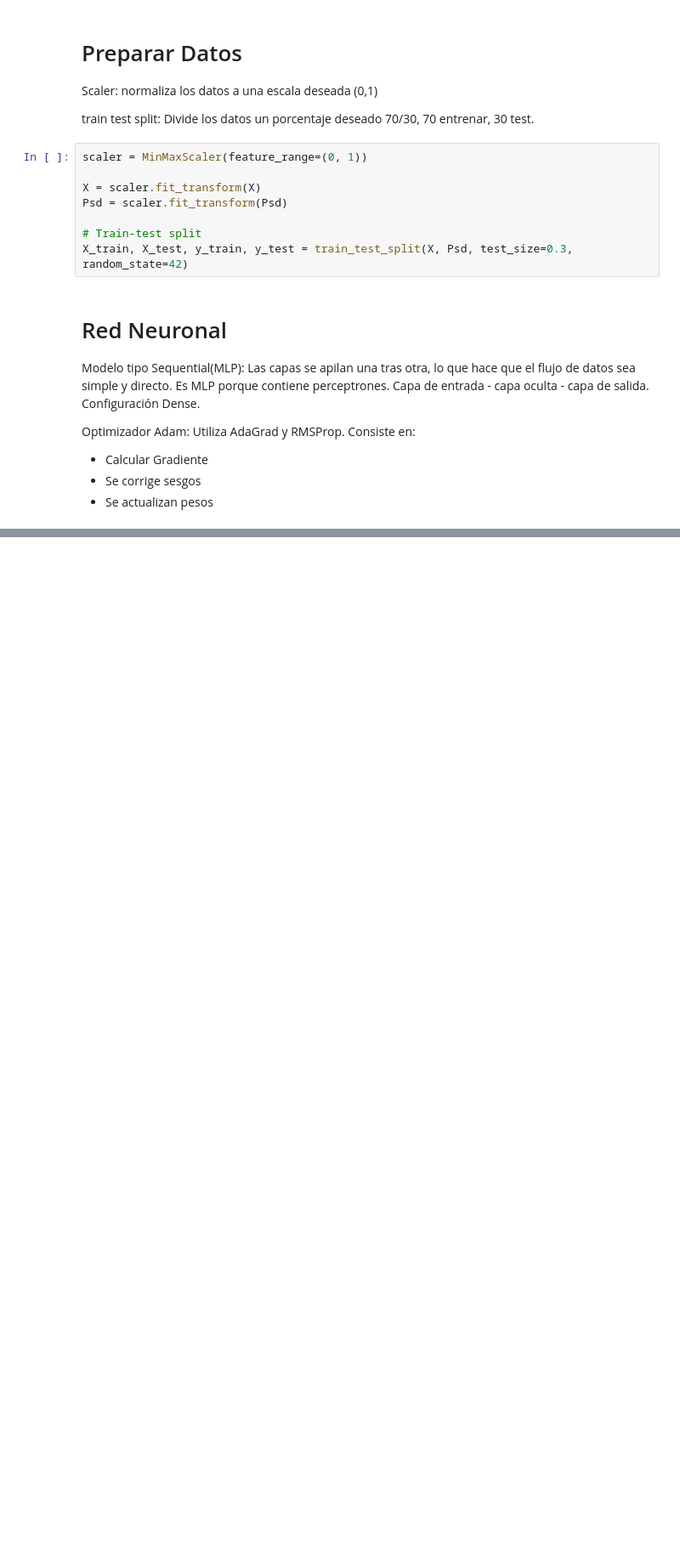
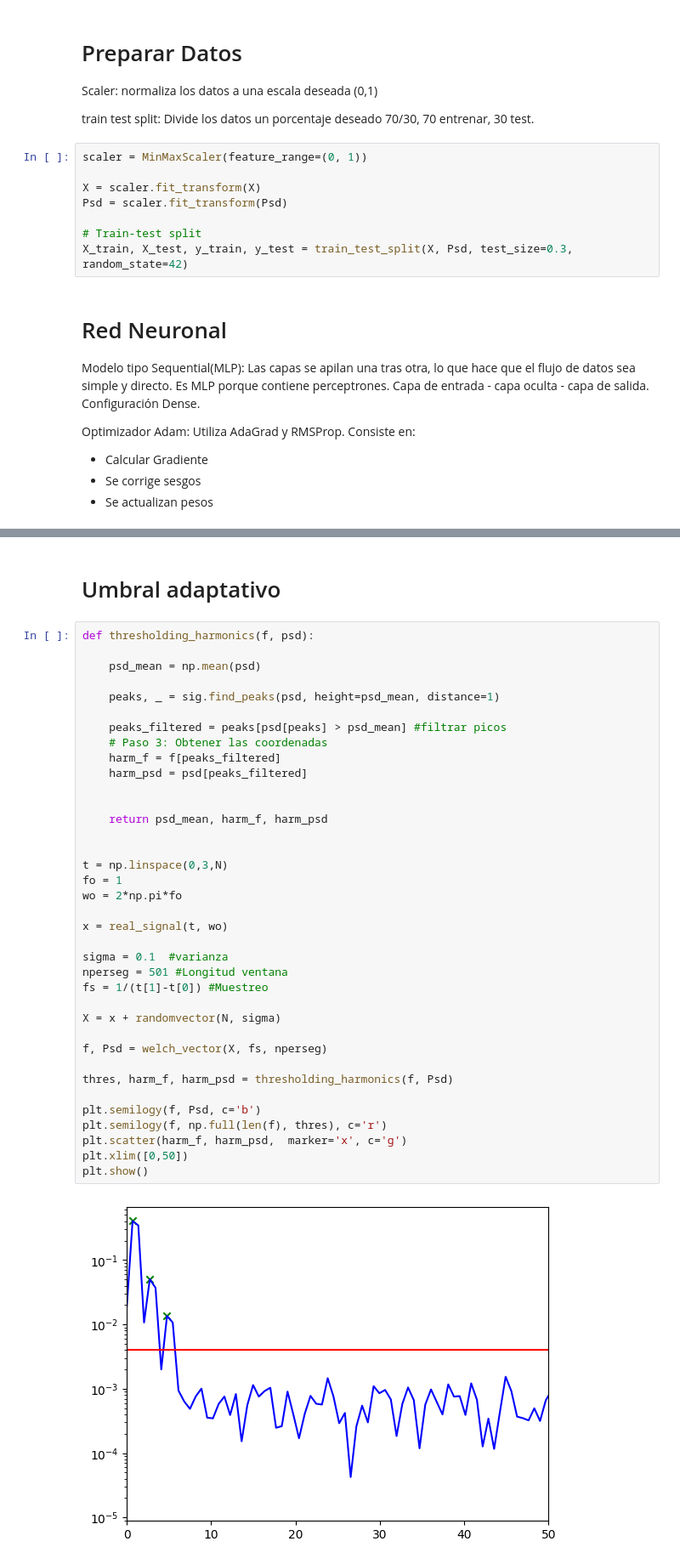
Before and after one commit to dramirezbe/Signal-theory, a Jupyter notebook: Random-signal-analysis/PSD_Estimation_David_Ramirez_Betancourth.ipynb, the cells around one changed output, grey strips where cells are left out. Shown at 85% size. Saved outputs shown, nothing was run; the diff lists cells and outputs as text; blank space fills up the shorter version.

Commit message:
Psd-estimation-umbral-final

```diff
--- a/Random-signal-analysis/PSD_Estimation_David_Ramirez_Betancourth.ipynb
+++ b/Random-signal-analysis/PSD_Estimation_David_Ramirez_Betancourth.ipynb
@@ -197,3 +197,44 @@ plt.legend()
 plt.show()
 # %% [output]
 [figure]
+# %% [markdown]
+# Umbral adaptativo
+# %%
+def thresholding_harmonics(f, psd):
+
+    psd_mean = np.mean(psd)
+
+    peaks, _ = sig.find_peaks(psd, height=psd_mean, distance=1)
+
+    peaks_filtered = peaks[psd[peaks] > psd_mean] #filtrar picos
+    # Paso 3: Obtener las coordenadas
+    harm_f = f[peaks_filtered]
+    harm_psd = psd[peaks_filtered]
+
+
+    return psd_mean, harm_f, harm_psd
+
+
+t = np.linspace(0,3,N)
+fo = 1
+wo = 2*np.pi*fo
+
+x = real_signal(t, wo)
+
+sigma = 0.1  #varianza
+nperseg = 501 #Longitud ventana
+fs = 1/(t[1]-t[0]) #Muestreo
+
+X = x + randomvector(N, sigma)
+
+f, Psd = welch_vector(X, fs, nperseg)
+
+thres, harm_f, harm_psd = thresholding_harmonics(f, Psd)
+
+plt.semilogy(f, Psd, c='b')
+plt.semilogy(f, np.full(len(f), thres), c='r')
+plt.scatter(harm_f, harm_psd,  marker='x', c='g')
+plt.xlim([0,50])
+plt.show()
+# %% [output]
+[figure, added]
```
Also changed, not shown: parts of 7 cells of this notebook.
